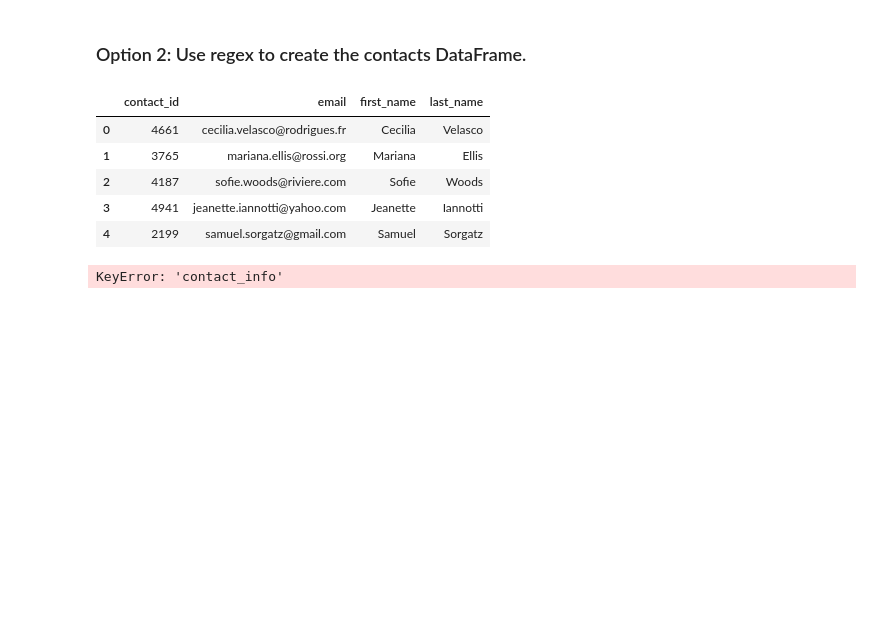
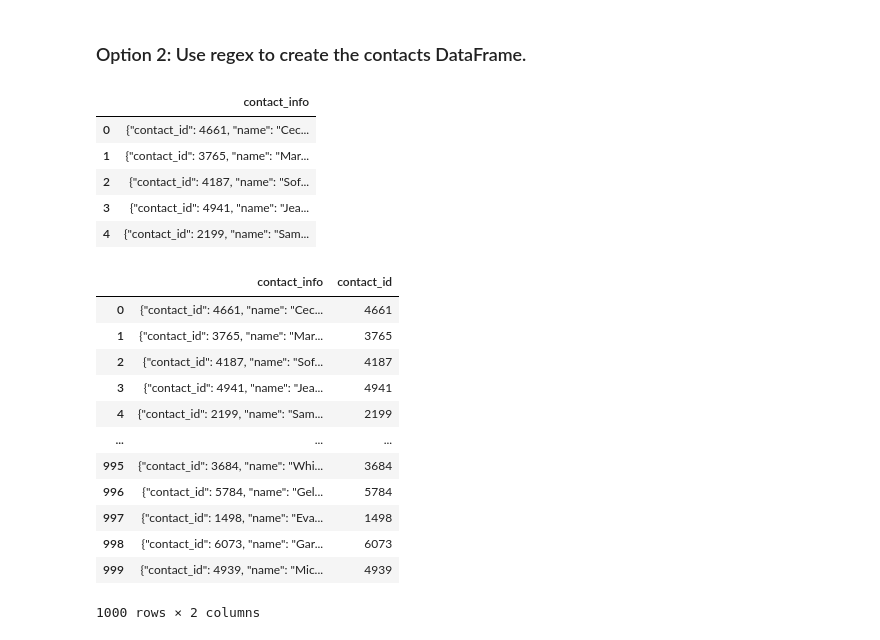
Before and after one commit to jaigupta30/Crowdfunding_ETL, a Jupyter notebook: ETL_Mini_Project_Starter_Code.ipynb, the cells around one changed output. Drawn from its saved outputs; the diff is of its cells as text; code cells hidden in the pictures; blank space fills up the shorter version.

Commit message:
Extract File

```diff
--- a/ETL_Mini_Project_Starter_Code.ipynb
+++ b/ETL_Mini_Project_Starter_Code.ipynb
@@ -331,8 +331,8 @@ print(dict_values)
 # Create a contact_info DataFrame and add each list of values, i.e., each row
 # to the 'contact_id', 'name', 'email' columns.
 columns=['contact_id', 'name', 'email']
-contact_info_df=pd.DataFrame(dict_values , columns=columns)
-contact_info_df.head()
+contact_info_df1=pd.DataFrame(dict_values , columns=columns)
+contact_info_df1.head()
 # %% [output]
 |  | contact_id | name | email |
 | 0 | 4661 | Cecilia Velasco | cecilia.velasco@rodrigues.fr |
@@ -356,12 +356,12 @@ dtypes: int64(1), object(2)
 memory usage: 23.6+ KB
 # %%
 # Create a "first"name" and "last_name" column with the first and last names from the "name" column.
-contact_info_df[['first_name' , 'last_name']]= contact_info_df['name'].str.split(' ' , expand=True)
+contact_info_df1[['first_name' , 'last_name']]= contact_info_df1['name'].str.split(' ' , expand=True)
 
 
 # Drop the contact_name column
-contact_info_df.drop(columns=['name'], inplace=True)
-contact_info_df.head()
+contact_info_df1.drop(columns=['name'], inplace=True)
+contact_info_df1.head()
 # %% [output]
 |  | contact_id | email | first_name | last_name |
 | 0 | 4661 | cecilia.velasco@rodrigues.fr | Cecilia | Velasco |
@@ -404,18 +404,30 @@ contacts_df_clean.to_csv("Resources/contacts.csv", encoding='utf8', index=False)
 contact_info_df_copy = contact_info_df.copy()
 contact_info_df_copy.head()
 # %% [output]
-|  | contact_id | email | first_name | last_name |
-| 0 | 4661 | cecilia.velasco@rodrigues.fr | Cecilia | Velasco |
-| 1 | 3765 | mariana.ellis@rossi.org | Mariana | Ellis |
-| 2 | 4187 | sofie.woods@riviere.com | Sofie | Woods |
-| 3 | 4941 | jeanette.iannotti@yahoo.com | Jeanette | Iannotti |
-| 4 | 2199 | samuel.sorgatz@gmail.com | Samuel | Sorgatz |
+|  | contact_info |
+| 0 | {"contact_id": 4661, "name": "Cec... |
+| 1 | {"contact_id": 3765, "name": "Mar... |
+| 2 | {"contact_id": 4187, "name": "Sof... |
+| 3 | {"contact_id": 4941, "name": "Jea... |
+| 4 | {"contact_id": 2199, "name": "Sam... |
 # %%
 # Extract the four-digit contact ID number.
-contact_info_df_copy['contact_id'] = contact_info_df_copy['contact_info'].str.extract(r'contact_id": (\d{4})')
-contact_info_df_copy
+contact_info_df['contact_id'] = contact_info_df['contact_info'].str.extract(r'(\d{4})')
+contact_info_df
 # %% [output]
+|  | contact_info | contact_id |
+| 0 | {"contact_id": 4661, "name": "Cec... | 4661 |
+| 1 | {"contact_id": 3765, "name": "Mar... | 3765 |
+| 2 | {"contact_id": 4187, "name": "Sof... | 4187 |
+| 3 | {"contact_id": 4941, "name": "Jea... | 4941 |
+| 4 | {"contact_id": 2199, "name": "Sam... | 2199 |
+| ... | ... | ... |
+| 995 | {"contact_id": 3684, "name": "Whi... | 3684 |
+| 996 | {"contact_id": 5784, "name": "Gel... | 5784 |
+| 997 | {"contact_id": 1498, "name": "Eva... | 1498 |
+| 998 | {"contact_id": 6073, "name": "Gar... | 6073 |
+| 999 | {"contact_id": 4939, "name": "Mic... | 4939 |
-KeyError: 'contact_info'
+1000 rows × 2 columns
 # %%
 # Check the datatypes.
 contact_info_df_copy.info()
```
Also changed, not shown: parts of 4 cells of this notebook, 4 other files.
